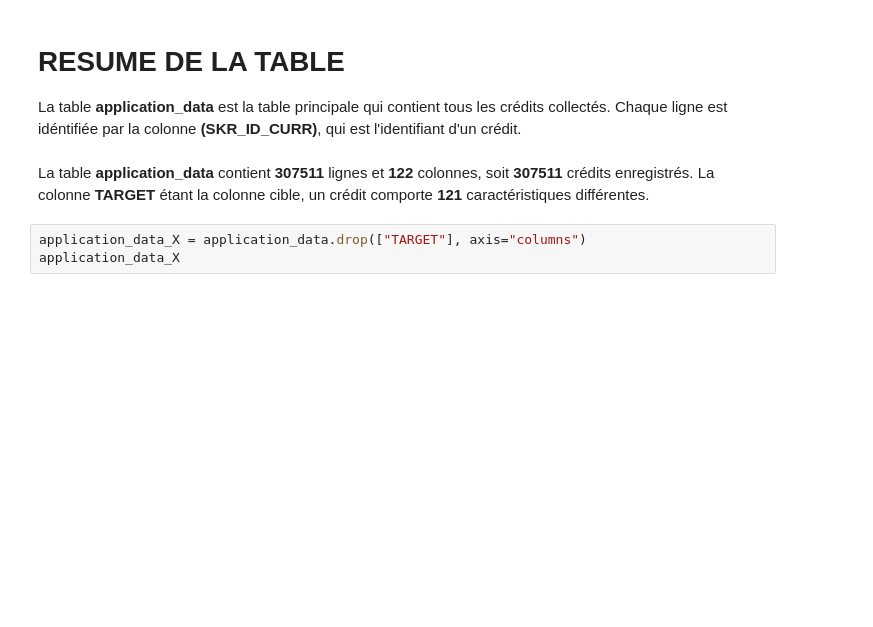
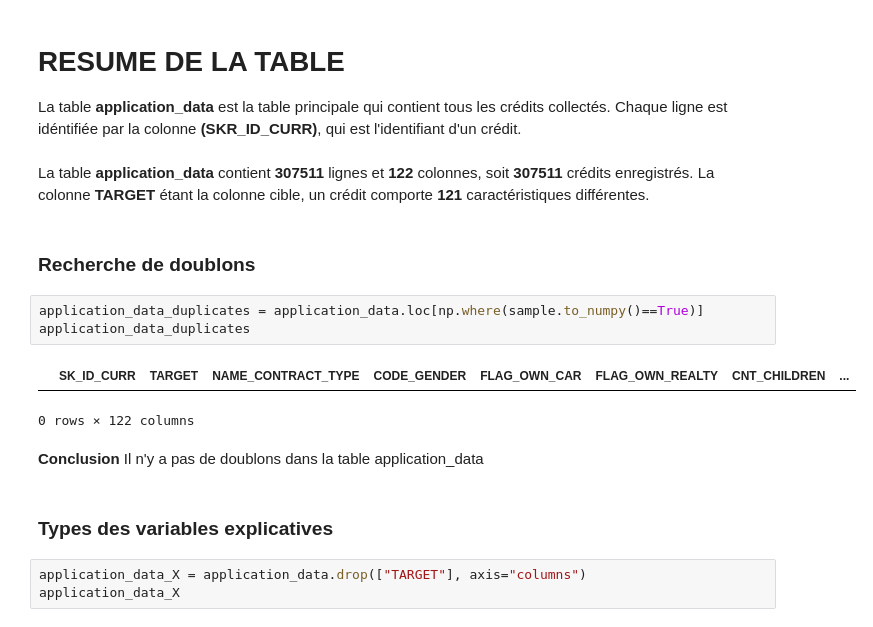
Before and after one commit to Lobelie98/Credit_Risk_Analysis, a Jupyter notebook: Home_Credit_Risk.ipynb, the cells around one changed output. Cells and saved outputs as stored; diff of their text form; blank space fills up the shorter version.

```diff
--- a/Home_Credit_Risk.ipynb
+++ b/Home_Credit_Risk.ipynb
@@ -65,6 +66,18 @@ Length: 122, dtype: object
 La table **application_data** est la table principale qui contient tous les crédits collectés. Chaque ligne est idéntifiée par la colonne **(SKR_ID_CURR)**, qui est l'identifiant d'un crédit. <br><br>
 La table **application_data** contient **307511** lignes et **122** colonnes, soit **307511** crédits enregistrés.
 La colonne **TARGET** étant la colonne cible, un crédit comporte **121** caractéristiques différentes.
+# %% [markdown]
+### Recherche de doublons
+# %%
+application_data_duplicates = application_data.loc[np.where(sample.to_numpy()==True)]
+application_data_duplicates
+# %% [output]
+|  | SK_ID_CURR | TARGET | NAME_CONTRACT_TYPE | CODE_GENDER | FLAG_OWN_CAR | FLAG_OWN_REALTY | CNT_CHILDREN | ... |
+0 rows × 122 columns
+# %% [markdown]
+**Conclusion** Il n'y a pas de doublons dans la table application_data
+# %% [markdown]
+### Types des variables explicatives
 # %%
 application_data_X = application_data.drop(["TARGET"], axis="columns")
 application_data_X
```
Also changed, not shown: parts of 16 cells of this notebook.
